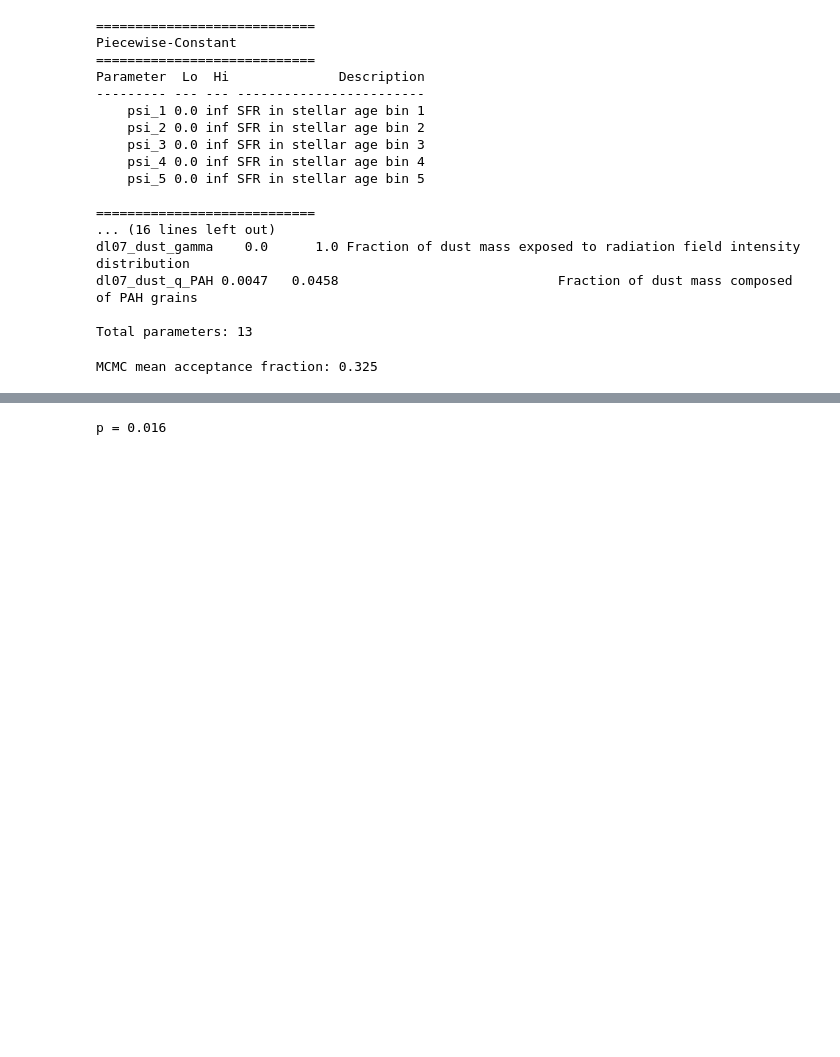
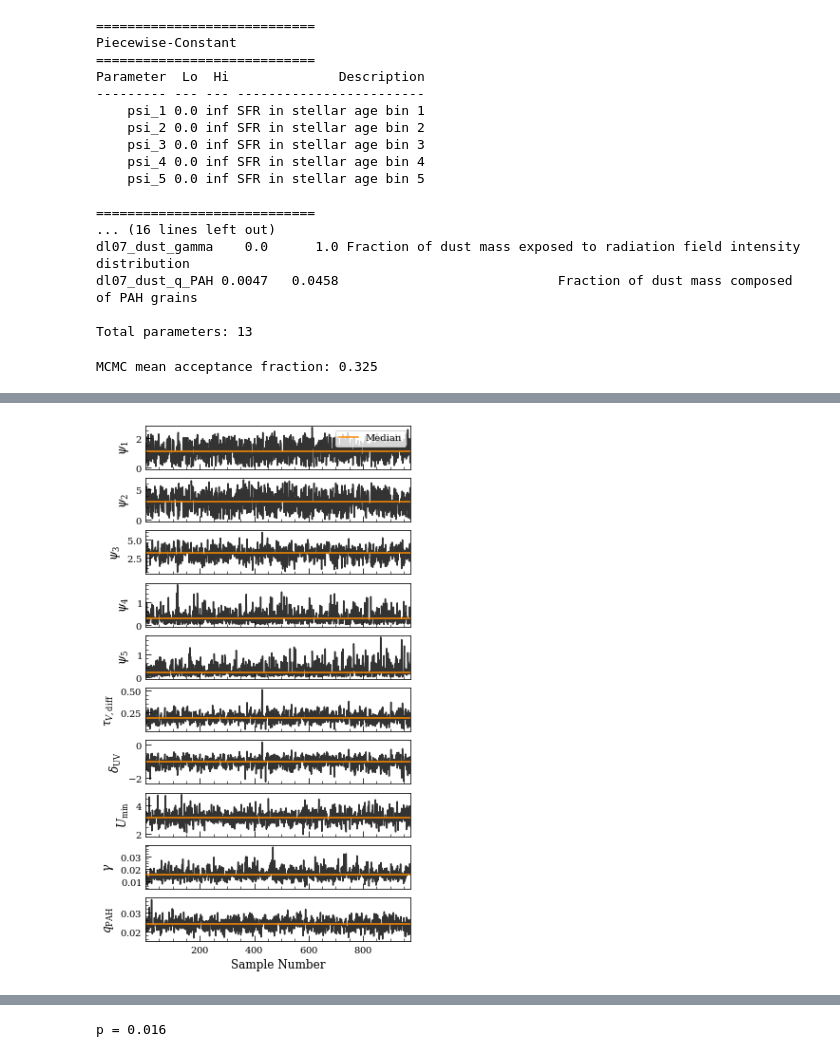
Before and after one commit to ebmonson/lightningpy, a Jupyter notebook: fit_ngc337_demo.ipynb, the cells around one changed output, grey strips where cells are left out. Cells and saved outputs as stored; diff of their text form; code cells hidden in the pictures; blank space fills up the shorter version.

Commit message:
Builtin plotting functions

```diff
--- a/fit_ngc337_demo.ipynb
+++ b/fit_ngc337_demo.ipynb
@@ -241,0 +133,6 @@ ax3.set_xlim(1e6,13.6*10**9)
+# %%
+# Reassembling the parameter array by including the constant parameters
+# since the new plot functions want the whole set.
+param_arr = np.zeros((chain.shape[0], l.Nparams))
+param_arr[:, const_dim] = p[None, const_dim]
+param_arr[:, var_dim] = chain
@@ -241,0 +147,6 @@ ax3.set_xlim(1e6,13.6*10**9)
+# %%
+from lightning.plots import chain_plot
+
+fig, axs = chain_plot(l, param_arr, color='k', alpha=0.8)
+# %% [output]
+[figure, added]
```
Also changed, not shown: parts of 11 cells of this notebook, 9 other files.
